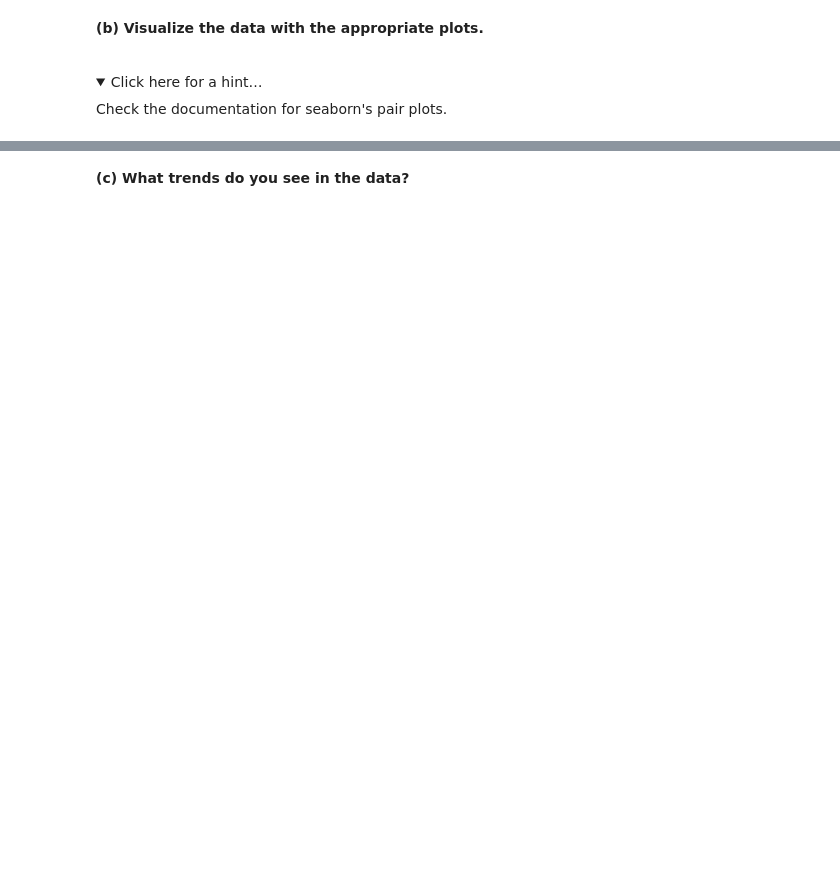
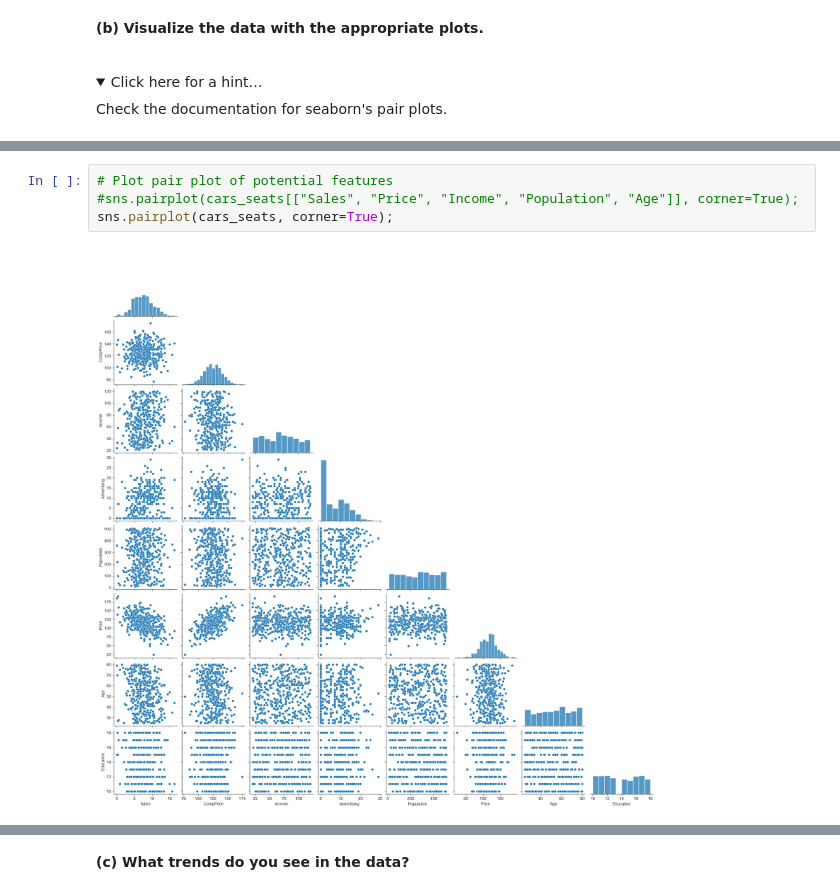
Before and after one commit to Prndxt/ds-linear-regression, a Jupyter notebook: 5_multiple_linear_regression_exercise.ipynb, the cells around one changed output, grey strips where cells are left out. Drawn from its saved outputs; the diff is of its cells as text; folded sections open; blank space fills up the shorter version.

```diff
--- a/5_multiple_linear_regression_exercise.ipynb
+++ b/5_multiple_linear_regression_exercise.ipynb
@@ -28,0 +67,6 @@ Check the documentation for seaborn's pair plots.
+# %%
+# Plot pair plot of potential features
+#sns.pairplot(cars_seats[["Sales", "Price", "Income", "Population", "Age"]], corner=True);
+sns.pairplot(cars_seats, corner=True);
+# %% [output]
+[figure, added]
```
Also changed, not shown: parts of 13 cells of this notebook, 6 other files.
